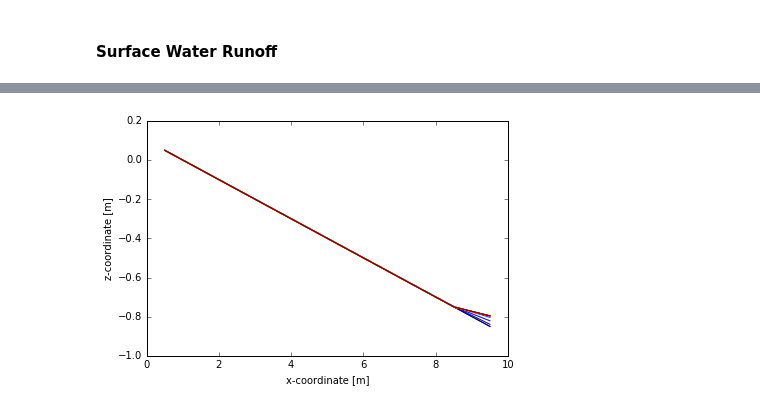
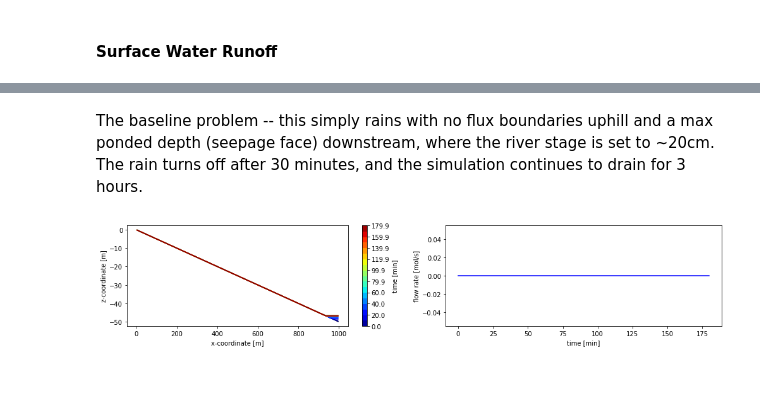
Before and after one commit to amanzi/ats-demos, a Jupyter notebook: 03_surface_water/surface_water.ipynb, the cells around one changed output, grey strips where cells are left out. Cells and saved outputs as stored; diff of their text form; code cells hidden in the pictures; blank space fills up the shorter version.

Commit message:
working on cleaning up and updating demo repo to serve more as demos and less as regression tests

```diff
--- a/03_surface_water/surface_water.ipynb
+++ b/03_surface_water/surface_water.ipynb
@@ -32,29 +13,42 @@ import column_data
 import colors
 import numpy as np
 from matplotlib import pyplot as plt
-# %%
-# load the ATS solution
-directory = "surface_water_pressure-fv.regression.gold"
-
-dat = column_data.column_data(["ponded_depth", "elevation"],
-                              directory=directory, coord=0)
 # %%
 # plot the solution
-def plot(dat):
+def plot(directory):
+    dat = column_data.column_data(["surface-ponded_depth", "surface-elevation"],
+                                  filename="visdump_surface_data.h5", directory=directory, coord=0)
     cm = colors.cm_mapper(0,dat.shape[1]-1)
+    times = np.array(parse_xmf.get_times(directory=directory, base="visdump_surface_data.h5"))*365.*24*60
 
     x = dat[0,0,:]
-    fig, ax = plt.subplots()
+    fig, ax = plt.subplots(1,2, figsize=(14,3))
 
-    ax.plot(x, dat[2,0,:], 'k')
+    # This simply gets a colorbar axis
+    C = [[0,0],[0,0]]
+    C3 = ax[0].contourf(C, times, cmap='jet')
+    ax[0].cla()
+
+    ax[0].plot(x, dat[2,0,:], 'k')
     for i in range(dat.shape[1]):
-        ax.plot(x, dat[2,0,:]+dat[1,i,:], color=cm(i))
+        ax[0].plot(x, dat[2,0,:]+dat[1,i,:], color=cm(i))
 
-    ax.set_xlabel('x-coordinate [m]')
-    ax.set_ylabel('z-coordinate [m]')
+    ax[0].set_xlabel('x-coordinate [m]')
+    ax[0].set_ylabel('z-coordinate [m]')
+
+    hydro = np.loadtxt(os.path.join(directory, 'surface_outlet_flux.dat'))
+    ax[1].plot(hydro[:,0]/60.0, hydro[:,1], 'b')
+    ax[1].set_xlabel('time [min]')
+    ax[1].set_ylabel('flow rate [mol/s]')
+
+    cbar = plt.colorbar(C3, ax=ax[0])
+    cbar.ax.set_ylabel("time [min]")
+
     plt.tight_layout()
     plt.show()
-# %%
-plot(dat)
-# %% [output]
-[figure, removed]
+# %% [markdown]
+The baseline problem -- this simply rains with no flux boundaries uphill and a max ponded depth (seepage face) downstream, where the river stage is set to ~20cm.  The rain turns off after 30 minutes, and the simulation continues to drain for 3 hours.
+# %%
+plot("surface_water.demo")
+# %% [output]
+[figure, added]
```
Also changed, not shown: parts of 8 cells of this notebook, 13 other files.
